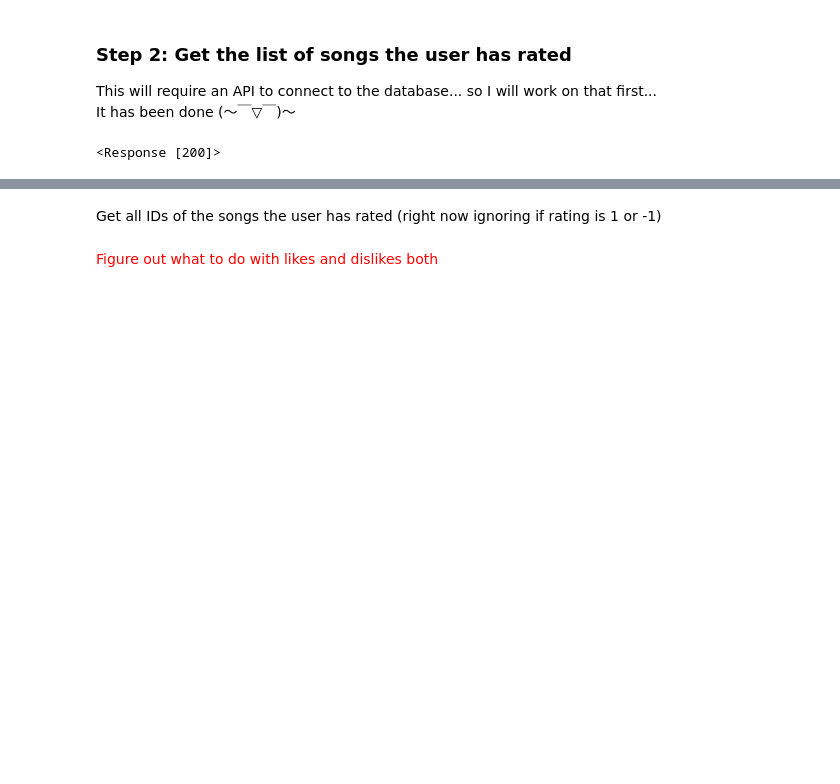
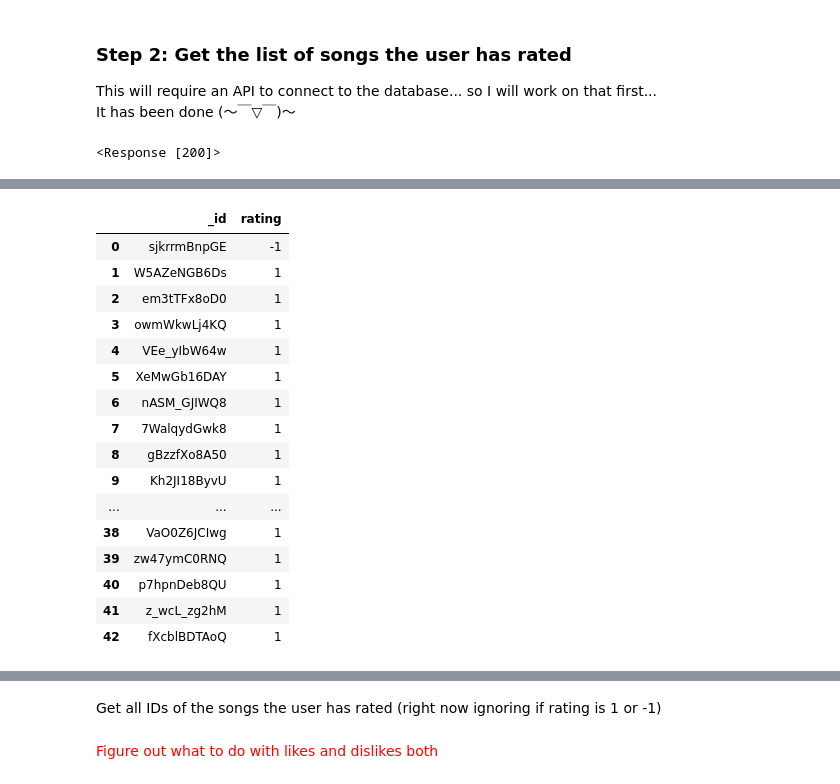
Before and after one commit to jelloh/group-music-recommender, a Jupyter notebook: notebooks and scratchpaper/Recommender Scratch Paper.ipynb, the cells around one changed output, grey strips where cells are left out. Cells and saved outputs as stored; diff of their text form; code cells hidden in the pictures; blank space fills up the shorter version.

```diff
--- a/notebooks and scratchpaper/Recommender Scratch Paper.ipynb
+++ b/notebooks and scratchpaper/Recommender Scratch Paper.ipynb
@@ -99,0 +103,22 @@ ratings
+# %%
+ratings = pd.DataFrame(r.json())
+# %%
+ratings
+# %% [output]
+|  | _id | rating |
+| 0 | sjkrrmBnpGE | -1 |
+| 1 | W5AZeNGB6Ds | 1 |
+| 2 | em3tTFx8oD0 | 1 |
+| 3 | owmWkwLj4KQ | 1 |
+| 4 | VEe_yIbW64w | 1 |
+| 5 | XeMwGb16DAY | 1 |
+| 6 | nASM_GJIWQ8 | 1 |
+| 7 | 7WalqydGwk8 | 1 |
+| 8 | gBzzfXo8A50 | 1 |
+| 9 | Kh2JI18ByvU | 1 |
+| ... | ... | ... |
+| 38 | VaO0Z6JCIwg | 1 |
+| 39 | zw47ymC0RNQ | 1 |
+| 40 | p7hpnDeb8QU | 1 |
+| 41 | z_wcL_zg2hM | 1 |
+| 42 | fXcblBDTAoQ | 1 |
```
Also changed, not shown: parts of 24 cells of this notebook, 1 other file.
